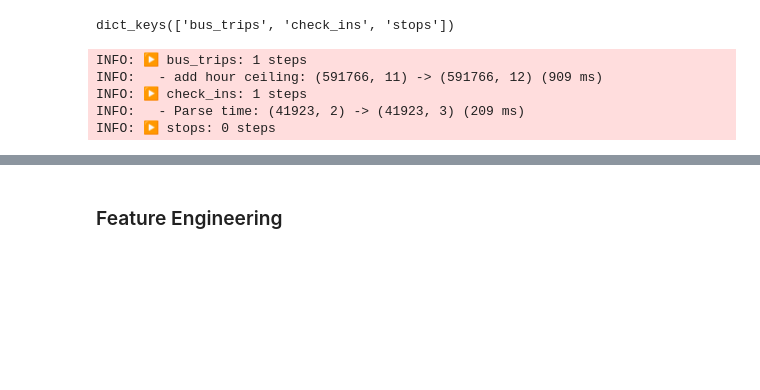
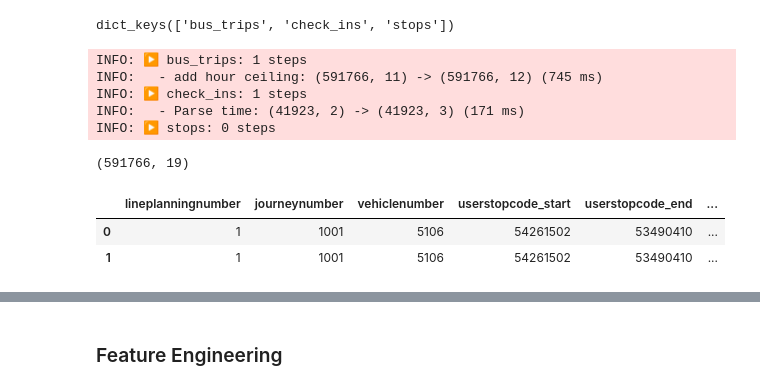
Before and after one commit to padenarie/Case-Study-Bus_times_estimation, a Jupyter notebook: main_BUILD.ipynb, the cells around one changed output, grey strips where cells are left out. Cells and saved outputs as stored; diff of their text form; code cells hidden in the pictures; blank space fills up the shorter version.

```diff
--- a/main_BUILD.ipynb
+++ b/main_BUILD.ipynb
@@ -743,52 +681,45 @@ INFO: Loaded bus_trips from bus_trips.csv | shape=(591766, 11)
 INFO: Loaded check_ins from check_ins.csv | shape=(41923, 2)
 INFO: Loaded stops from stops.csv | shape=(5636, 3)
 dict_keys(['bus_trips', 'check_ins', 'stops'])
-# %%
-
-def add_hour_ceiling(df: pd.DataFrame | pd.Series, col_datetime: str = 'id_Datetime', return_series: bool = False) -> pd.DataFrame | pd.Series:
-
-    """Add a column with the hourly ceiling of the datetime column."""
-
-    df_copy = df.copy()
-    if isinstance(df_copy, pd.DataFrame):
-        df_copy[col_datetime] = pd.to_datetime(df_copy[col_datetime])
-
-    if not return_series:
-        df_copy['ceiling_hour'] = df_copy[col_datetime].dt.ceil('h')
-        return df_copy
-    else:
-        return df_copy[col_datetime].dt.ceil('h')
 # %%
 # Processing Pipeline
-steps_bus_trips = [
-    Step("add hour ceiling", fn=partial(add_hour_ceiling, col_datetime="departure_time", return_series=False))
+steps_preproc_bus_trips = [
+    Step("add hour ceiling", fn=partial(add_hour_ceiling, col_datetime="departure_time", return_series=False))           # type: ignore
 ]
 
-steps_stops = []
+steps_preproc_stops = []
 
-steps_check_ins = [
+steps_preproc_check_ins = [
     Step("Parse time", when=has_cols("id"), fn=partial(add_feature, src="id", dest='id_Datetime', function=parse_time_column))
 ]
 
 pipeline_preprocess = {
-    "bus_trips": steps_bus_trips,
-    "stops": steps_stops,
-    "check_ins": steps_check_ins
+    "bus_trips": steps_preproc_bus_trips,
+    "stops": steps_preproc_stops,
+    "check_ins": steps_preproc_check_ins
 }
 
 dfs_preprocessed = run_pipeline(dfs, pipeline_preprocess)
 # %% [output]
 INFO: ▶ bus_trips: 1 steps
-INFO:   - add hour ceiling: (591766, 11) -> (591766, 12) (909 ms)
+INFO:   - add hour ceiling: (591766, 11) -> (591766, 12) (745 ms)
 INFO: ▶ check_ins: 1 steps
-INFO:   - Parse time: (41923, 2) -> (41923, 3) (209 ms)
+INFO:   - Parse time: (41923, 2) -> (41923, 3) (171 ms)
 INFO: ▶ stops: 0 steps
 # %%
 # Merge
-dfs_merged_bustrip_and_checkins = merge_on_hour_ceiling(dfs_preprocessed['bus_trips'], dfs_preprocessed['check_ins'], left_on='ceiling_hour', right_on='id_Datetime', how='left')
+dfs_preprocessed['merged_bustrip_and_checkins'] = merge_on_hour_ceiling(dfs_preprocessed['bus_trips'], dfs_preprocessed['check_ins'],
+                                                        left_on='ceiling_hour', right_on='id_Datetime', how='left')
 
-dfs_merged_stops_start = pd.merge(df_processed, dfs_preprocessed['stops'].rename(columns=lambda x: x + '_start' if x != 'key_column' else x),
-                left_on='userstopcode_start', right_on='userstopcode_start', suffixes=('', '_start'))
+dfs_preprocessed['merged_stops_start'] = pd.merge(dfs_preprocessed['merged_bustrip_and_checkins'], dfs_preprocessed['stops'].rename(columns=lambda x: x + '_start' if x != 'key_column' else x),
+                                    left_on='userstopcode_start', right_on='userstopcode_start', suffixes=('', '_start'))
 
-dfs_merged_stops_end = pd.merge(dfs_merged_stops_start, dfs_preprocessed['stops'].rename(columns=lambda x: x + '_end' if x != 'key_column' else x),
-                left_on='userstopcode_end', right_on='userstopcode_end', suffixes=('', '_end'))
+dfs_preprocessed['merged'] = pd.merge(dfs_preprocessed['merged_stops_start'], dfs_preprocessed['stops'].rename(columns=lambda x: x + '_end' if x != 'key_column' else x),
+                                    left_on='userstopcode_end', right_on='userstopcode_end', suffixes=('', '_end'))
+
+dfs_preprocessed['merged'].head(2)
+# %% [output]
+(591766, 19)
+|  | lineplanningnumber | journeynumber | vehiclenumber | userstopcode_start | userstopcode_end | ... |
+| 0 | 1 | 1001 | 5106 | 54261502 | 53490410 | ... |
+| 1 | 1 | 1001 | 5106 | 54261502 | 53490410 | ... |
```
Also changed, not shown: parts of 5 cells of this notebook, 3 other files.
